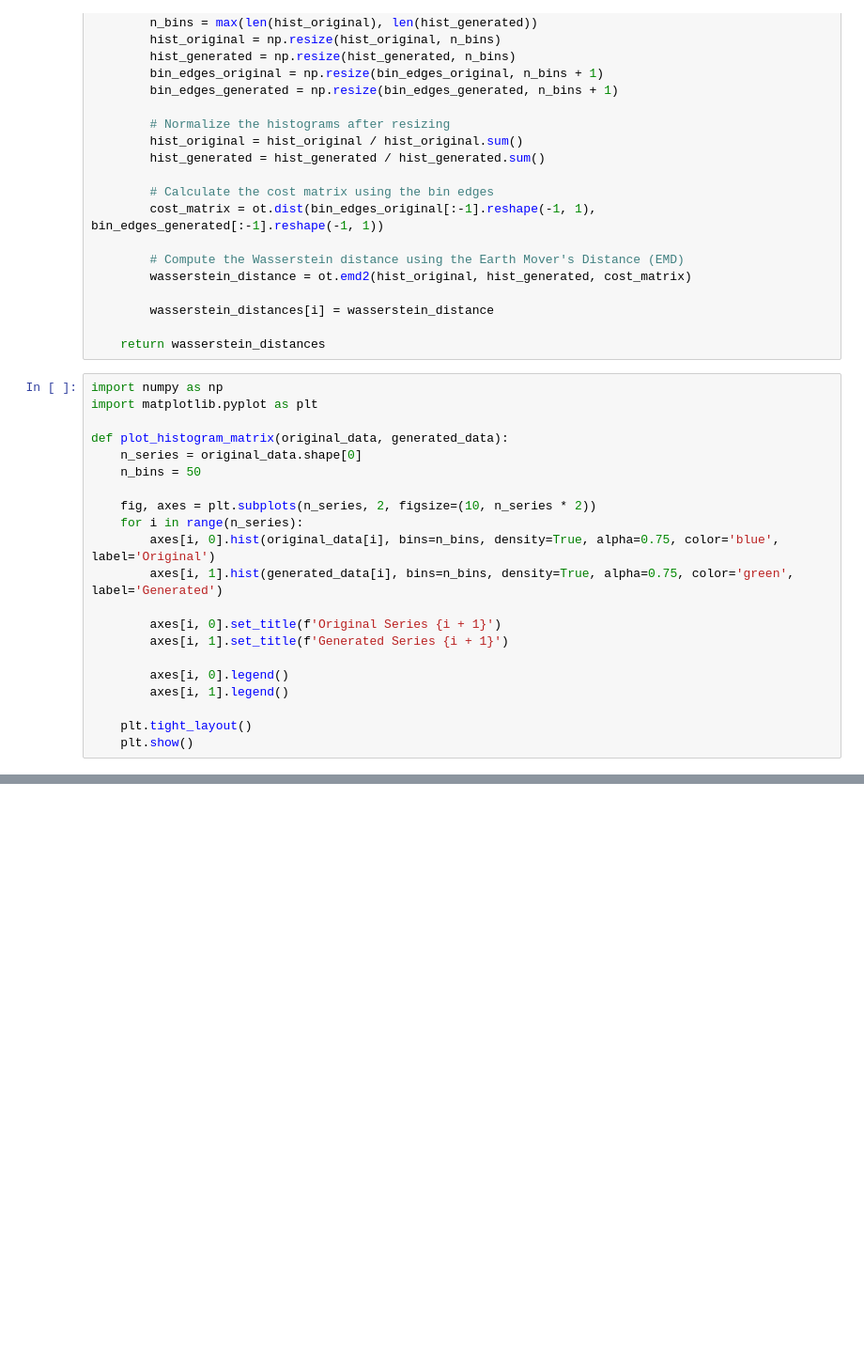
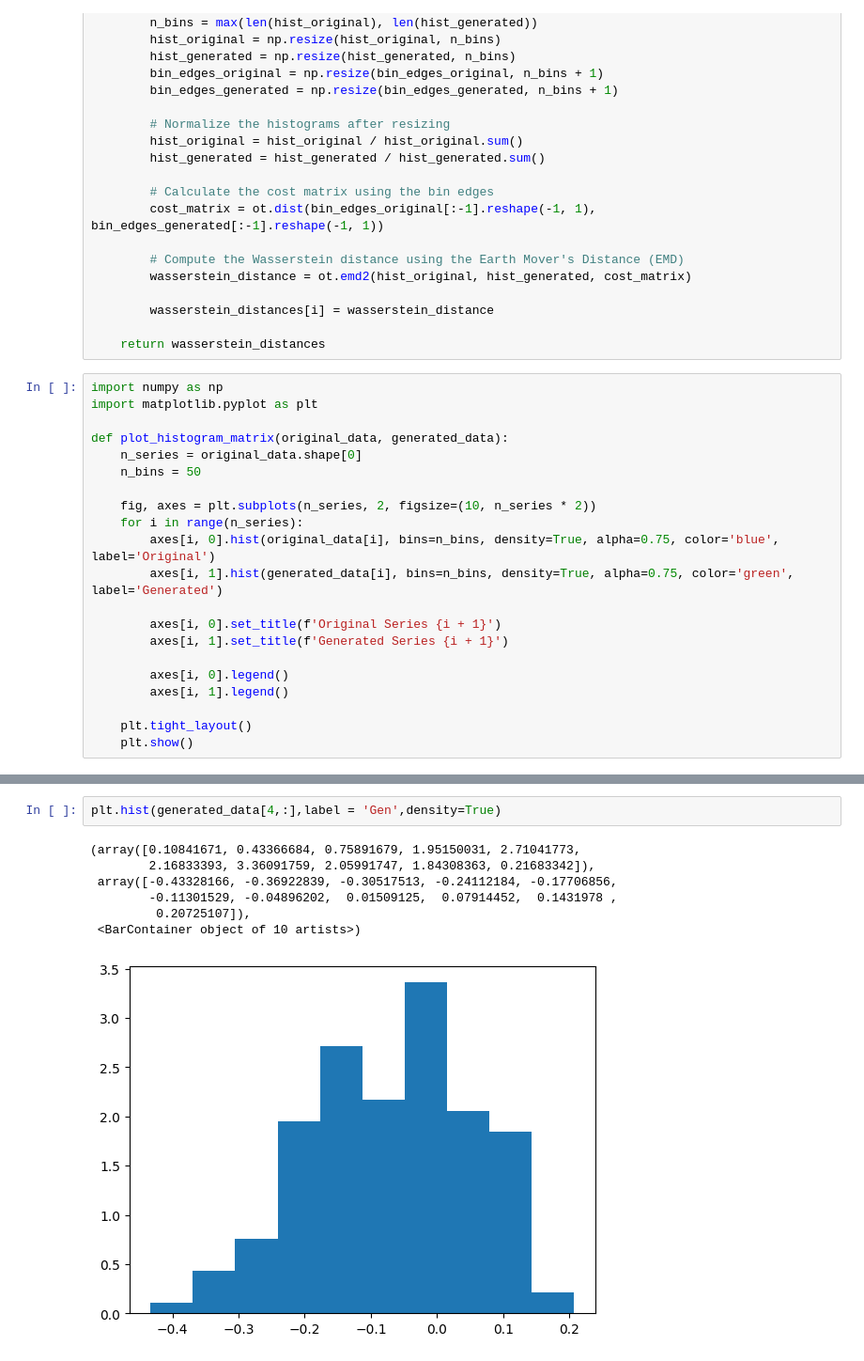
Before and after one commit to benjaminthor/transfer-learning-with-synthetic-data, a Jupyter notebook: wasserstein.ipynb, the cells around one changed output, grey strips where cells are left out. Shown at 94% size. Cells and saved outputs as stored; diff of their text form; blank space fills up the shorter version.

```diff
--- a/wasserstein.ipynb
+++ b/wasserstein.ipynb
@@ -55,0 +95,10 @@ def plot_histogram_matrix(original_data, generated_data):
+# %%
+plt.hist(generated_data[4,:],label = 'Gen',density=True)
+# %% [output]
+(array([0.10841671, 0.43366684, 0.75891679, 1.95150031, 2.71041773,
+        2.16833393, 3.36091759, 2.05991747, 1.84308363, 0.21683342]),
+ array([-0.43328166, -0.36922839, -0.30517513, -0.24112184, -0.17706856,
+        -0.11301529, -0.04896202,  0.01509125,  0.07914452,  0.1431978 ,
+         0.20725107]),
+ <BarContainer object of 10 artists>)
+[figure, added]
```
Also changed, not shown: parts of 14 cells of this notebook, 17 other files.
